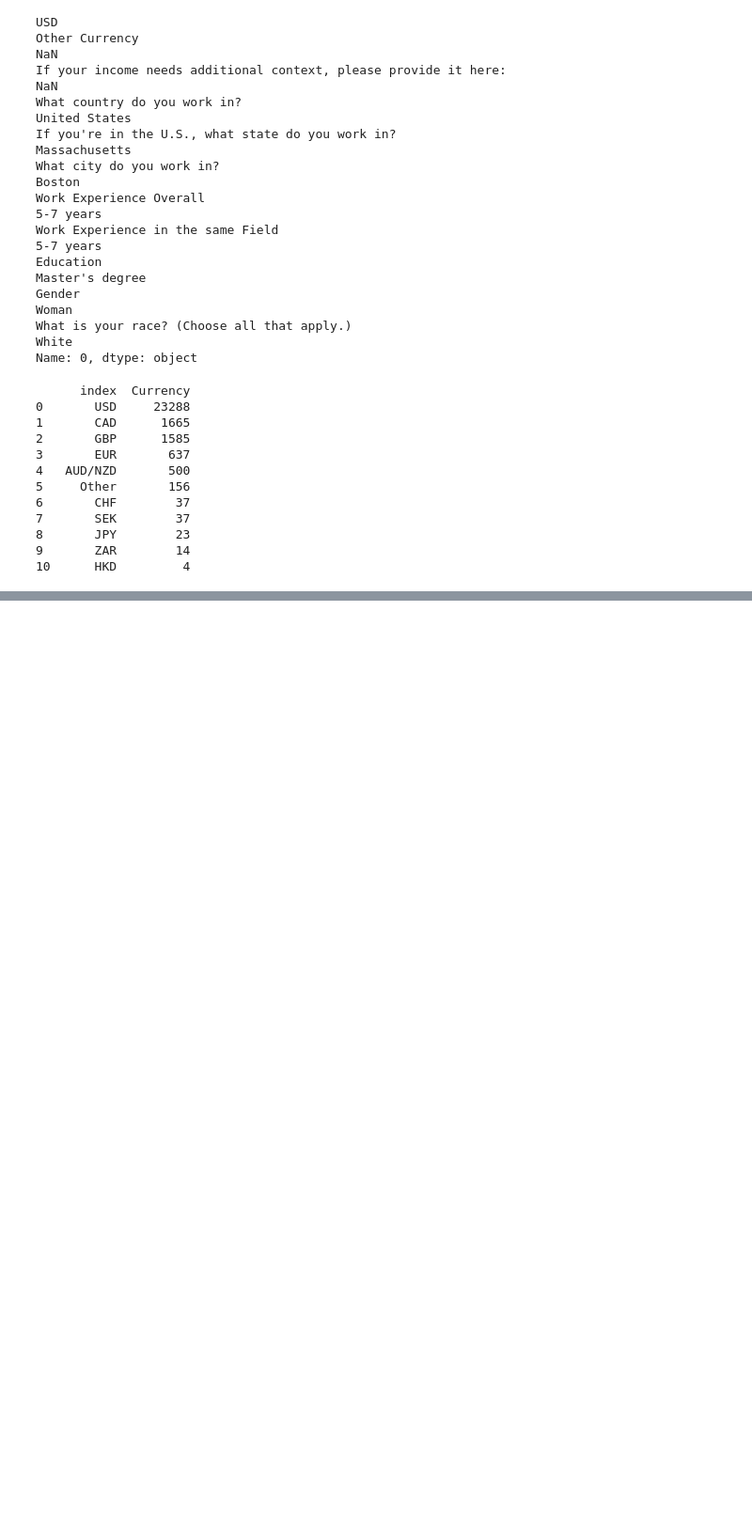
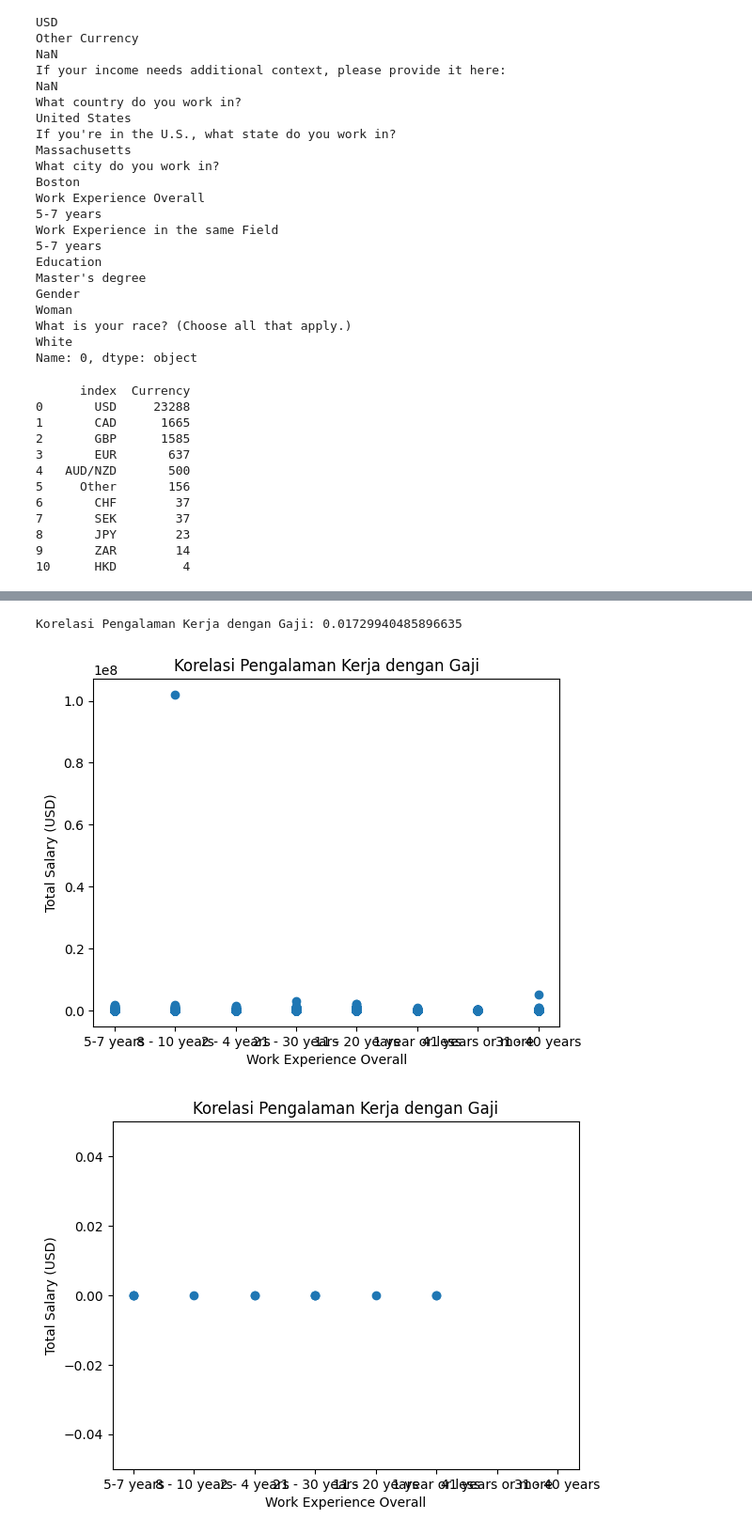
Before and after one commit to CleonKalea/Foundation-of-Data-Science, a Jupyter notebook: Tugas 1/Latihan.ipynb, the cells around one changed output, grey strips where cells are left out. Shown at 94% size. Saved outputs shown, nothing was run; the diff lists cells and outputs as text; code cells hidden in the pictures; blank space fills up the shorter version.

```diff
--- a/Tugas 1/Latihan.ipynb
+++ b/Tugas 1/Latihan.ipynb
@@ -117,9 +118,6 @@ print(group_result.to_string())
 8       JPY        23
 9       ZAR        14
 10      HKD         4
-# %%
-class RatesNotAvailableError(Exception):
-    pass
 # %%
 total_rows = df.shape[0]
 c = CurrencyRates()
@@ -243,0 +209,3 @@ print(df.loc[8739, 'Total Salary'])
+# %%
+# Convert 'Total Salary (USD)' column to numeric values
+latihan_df['Total Salary (USD)'] = pd.to_numeric(latihan_df['Total Salary (USD)'], errors='coerce')
@@ -243,0 +253,35 @@ print(df.loc[8739, 'Total Salary'])
+# %%
+def extract_work_experience(exp_str):
+    if '-' in exp_str:
+        exp_values = exp_str.split('-')
+        second_part = exp_values[1].split()[0]  # Remove any non-numeric characters
+        return (int(exp_values[0]) + int(second_part)) / 2  # Taking average for range
+    elif 'years' in exp_str:
+        exp_values = exp_str.split(' ')
+        return int(exp_values[0])
+    else:
+        return int(exp_str.split()[0])
+# %%
+latihan_df['Work Experience Numeric'] = latihan_df['Work Experience Overall'].apply(extract_work_experience)
+# %%
+work_salary_correlation = latihan_df['Work Experience Numeric'].corr(latihan_df['Total Salary (USD)'])
+
+print("Korelasi Pengalaman Kerja dengan Gaji:", work_salary_correlation)
+# %% [output]
+Korelasi Pengalaman Kerja dengan Gaji: 0.01729940485896635
+# %%
+plt.pyplot.scatter(latihan_df['Work Experience Overall'], latihan_df['Total Salary (USD)'])
+plt.pyplot.xlabel('Work Experience Overall')
+plt.pyplot.ylabel('Total Salary (USD)')
+plt.pyplot.title('Korelasi Pengalaman Kerja dengan Gaji')
+plt.pyplot.show()
+
+plt.pyplot.scatter(latihan_df['Work Experience Overall'], latihan_df['Total Salary (USD)'])
+plt.pyplot.xlabel('Work Experience Overall')
+plt.pyplot.ylabel('Total Salary (USD)')
+plt.pyplot.title('Korelasi Pengalaman Kerja dengan Gaji')
+plt.pyplot.ylim(bottom=-0.05, top=0.05)
+plt.pyplot.show()
+# %% [output]
+[figure, added]
+[figure, added]
```
Also changed, not shown: parts of 21 cells of this notebook.
